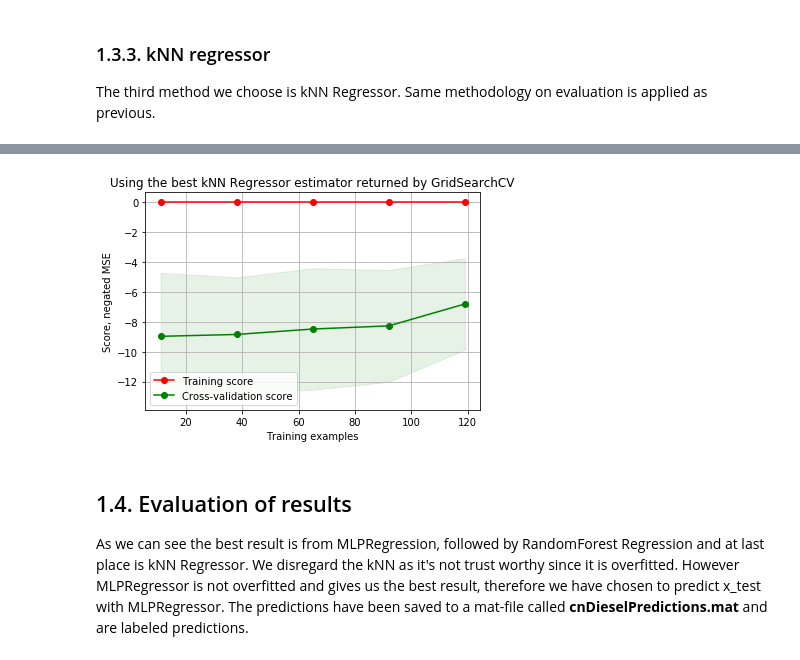
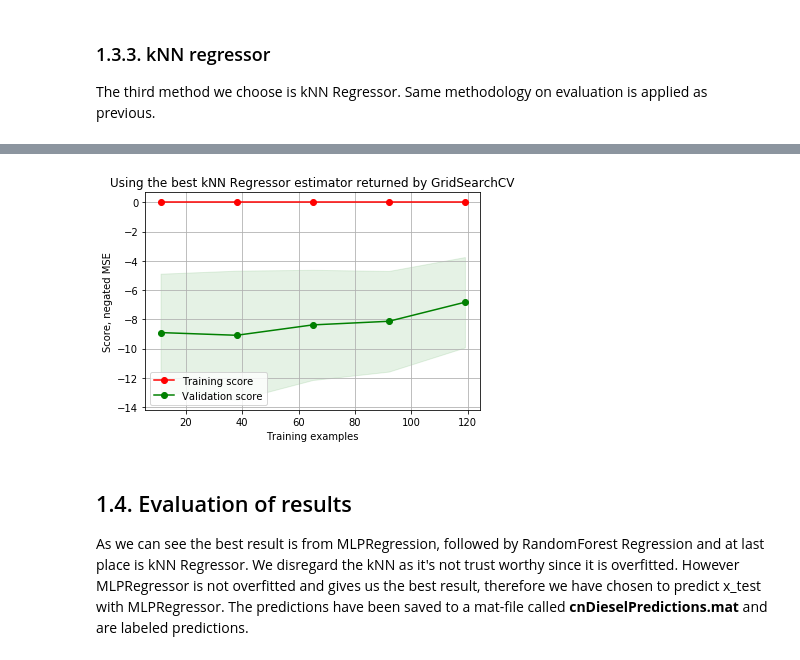
Before and after one commit to z0zz0/Learning-systems-project, a Jupyter notebook: Regression part/CetaneNumber.ipynb, the cells around one changed output, grey strips where cells are left out. Saved outputs shown, nothing was run; the diff lists cells and outputs as text; code cells hidden in the pictures.

```diff
--- a/Regression part/CetaneNumber.ipynb
+++ b/Regression part/CetaneNumber.ipynb
@@ -386,7 +386,7 @@ plt.show()
 The third method we choose is kNN Regressor. Same methodology on evaluation is applied as previous.
 # %%
 # Dictionary with parameters for RandomForestRegressor using GridSearchCV
-tuned_parameters = [{'n_neighbors':[i for i in range(15)],
+tuned_parameters = [{'n_neighbors':[1, 5, 10, 15, 17, 20, 22, 25, 27, 30, 33, 35],
                      'weights':['uniform', 'distance'],
                      'algorithm': ['kd_tree', 'ball_tree', 'brute'],
                      'leaf_size':[2, 3, 4, 5, 6, 7, 8, 9, 10, 11, 12, 13, 14, 15, 20],
@@ -394,7 +394,7 @@ tuned_parameters = [{'n_neighbors':[i for i in range(15)],
                      'metric':['wminkowski'],
                      'metric_params':[{'p':[1, 2, 3, 4, 5, 6, 7, 8, 9, 10], 'w':[2e-1, 1e-1, 1e+0, 5e+0, 1e+1, 2e+1]}],
                      'n_jobs':[-1]},
-                    {'n_neighbors':[i for i in range(15)],
+                    {'n_neighbors':[1, 5, 10, 15, 17, 20, 22, 25, 27, 30, 33, 35],
                      'weights':['uniform', 'distance'],
                      'algorithm': ['kd_tree', 'ball_tree', 'brute'],
                      'leaf_size':[2, 3, 4, 5, 6, 7, 8, 9, 10, 11, 12, 13, 14, 15, 20],
@@ -412,6 +412,6 @@ kNN_est = kNN_gscv.best_estimator_
 mean = kNN_gscv.cv_results_['mean_test_score'][kNN_gscv.best_index_]
 std = kNN_gscv.cv_results_['std_test_score'][kNN_gscv.best_index_]
 params = kNN_gscv.cv_results_['params'][kNN_gscv.best_index_]
-print("Mean: %0.3f. Std: %0.03f\n" % (mean, std))
+print("%r\nMean: %0.3f. Std: %0.03f\n" % (params, mean, std))
 # %% [output]
 Training kNN Regressor, this might take a while...
@@ -482,25 +487,24 @@ plt.show()
 # %%
 train_sizes, train_scores, test_scores = learning_curve(kNN_est, X_train_pca_scaled, y_train, cv=10, scoring='neg_mean_squared_error', n_jobs=-1)
 
 train_scores_mean = np.mean(train_scores, axis=1)
 train_scores_std = np.std(train_scores, axis=1)
 test_scores_mean = np.mean(test_scores, axis=1)
 test_scores_std = np.std(test_scores, axis=1)
-
 #print("%0.3f (+/- %0.03f)" % (test_scores_mean[-1], test_scores_std[-1]))
 
 plt.title("Using the best kNN Regressor estimator returned by GridSearchCV")
 plt.xlabel("Training examples")
 plt.ylabel("Score, negated MSE")
 plt.grid()
 plt.fill_between(train_sizes, train_scores_mean - train_scores_std, train_scores_mean + train_scores_std, alpha=0.1, color="r")
 plt.fill_between(train_sizes, test_scores_mean - test_scores_std, test_scores_mean + test_scores_std, alpha=0.1, color="g")
 plt.plot(train_sizes, train_scores_mean, 'o-', color="r", label="Training score")
-plt.plot(train_sizes, test_scores_mean, 'o-', color="g", label="Cross-validation score")
+plt.plot(train_sizes, test_scores_mean, 'o-', color="g", label="Validation score")
 plt.legend(loc="best")
 plt.show()
 # %% [output]
-[figure, old version]
+[figure, new version]
 # %% [markdown]
 ## 1.4. Evaluation of results
 
```
Also changed, not shown: parts of 5 cells of this notebook.
